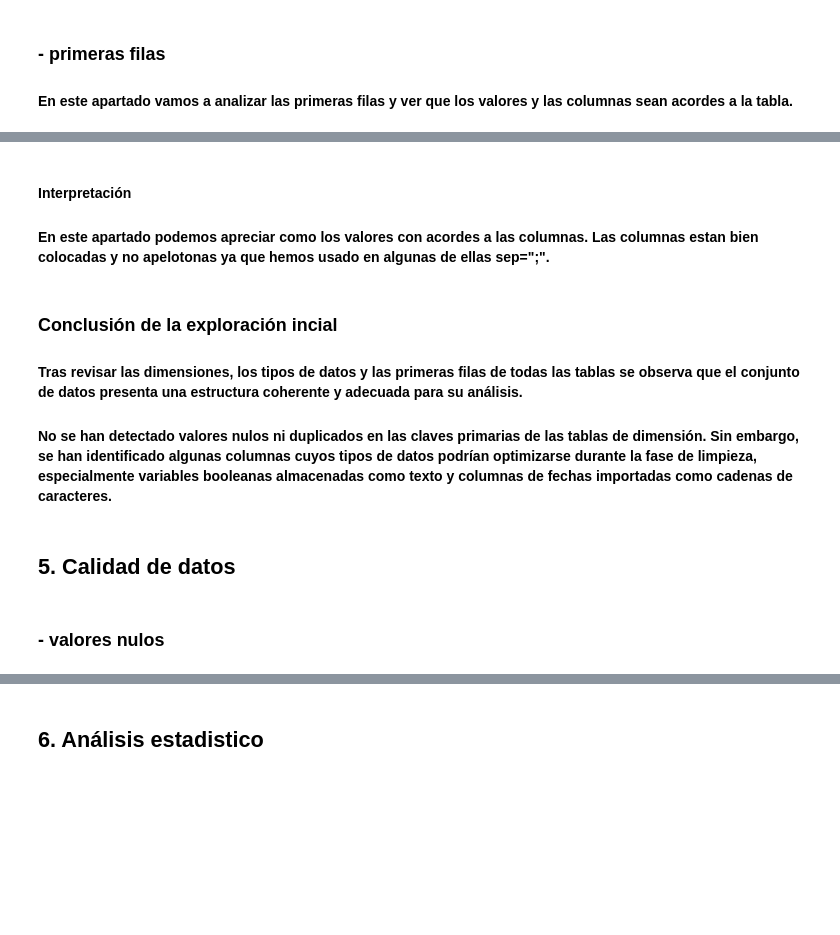
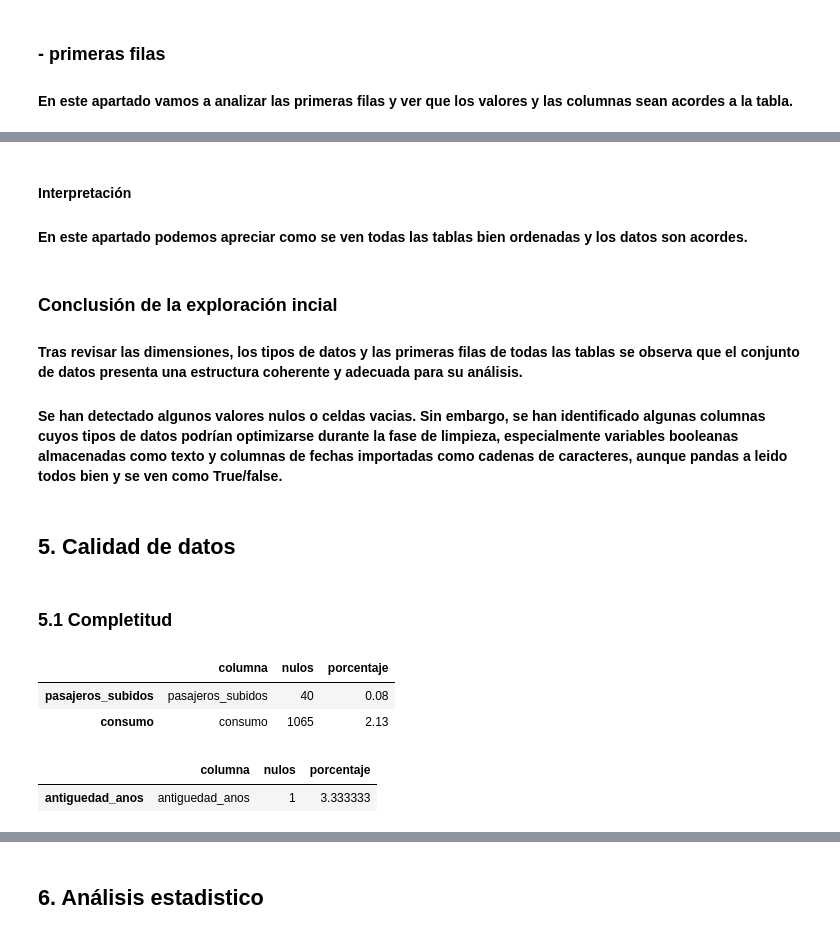
Before and after one commit to Gonzalo-6/Arranz_Alonso_Gonzalo_ProyectoFinal, a Jupyter notebook: 01_eda.ipynb, the cells around one changed output, grey strips where cells are left out. Drawn from its saved outputs; the diff is of its cells as text; code cells hidden in the pictures; blank space fills up the shorter version.

Commit message:
calidad del dato

```diff
--- a/01_eda.ipynb
+++ b/01_eda.ipynb
@@ -148,13 +148,46 @@ dim_vehiculo
 ... (7 outputs left out)
 # %% [markdown]
 #### Interpretación
-#### En este apartado podemos apreciar como los valores con acordes a las columnas. Las columnas estan bien colocadas y no apelotonas ya que hemos usado en algunas de ellas sep=";".
+#### En este apartado podemos apreciar como se ven todas las tablas bien ordenadas y los datos son acordes.
 # %% [markdown]
 ### Conclusión de la exploración incial
 #### Tras revisar las dimensiones, los tipos de datos y las primeras filas de todas las tablas se observa que el conjunto de datos presenta una estructura coherente y adecuada para su análisis.
 
-#### No se han detectado valores nulos ni duplicados en las claves primarias de las tablas de dimensión. Sin embargo, se han identificado algunas columnas cuyos tipos de datos podrían optimizarse durante la fase de limpieza, especialmente variables booleanas almacenadas como texto y columnas de fechas importadas como cadenas de caracteres.
+#### Se han detectado algunos valores nulos o celdas vacias. Sin embargo, se han identificado algunas columnas cuyos tipos de datos podrían optimizarse durante la fase de limpieza, especialmente variables booleanas almacenadas como texto y columnas de fechas importadas como cadenas de caracteres, aunque pandas a leido todos bien y se ven como True/false.
 # %% [markdown]
 ## 5. Calidad de datos
 # %% [markdown]
-### - valores nulos
+### 5.1 Completitud
+# %%
+def resumen_nulos(df, nombre):
+    nulos = df.isnull().sum()
+    total = len(df)
+    porcentaje = (nulos / total) * 100
+
+    return pd.DataFrame({
+        "columna": df.columns,
+        "nulos": nulos,
+        "porcentaje": porcentaje
+    }).query("nulos > 0")
+
+resumen_nulos(fact_viajes, "fact_viajes")
+# %% [output]
+|  | columna | nulos | porcentaje |
+| pasajeros_subidos | pasajeros_subidos | 40 | 0.08 |
+| consumo | consumo | 1065 | 2.13 |
+# %%
+def resumen_nulos(df, nombre):
+    nulos = df.isnull().sum()
+    total = len(df)
+    porcentaje = (nulos / total) * 100
+
+    return pd.DataFrame({
+        "columna": df.columns,
+        "nulos": nulos,
+        "porcentaje": porcentaje
+    }).query("nulos > 0")
+
+resumen_nulos(dim_conductor, "dim_conductor")
+# %% [output]
+|  | columna | nulos | porcentaje |
+| antiguedad_anos | antiguedad_anos | 1 | 3.333333 |
```
Also changed, not shown: parts of 16 cells of this notebook.
